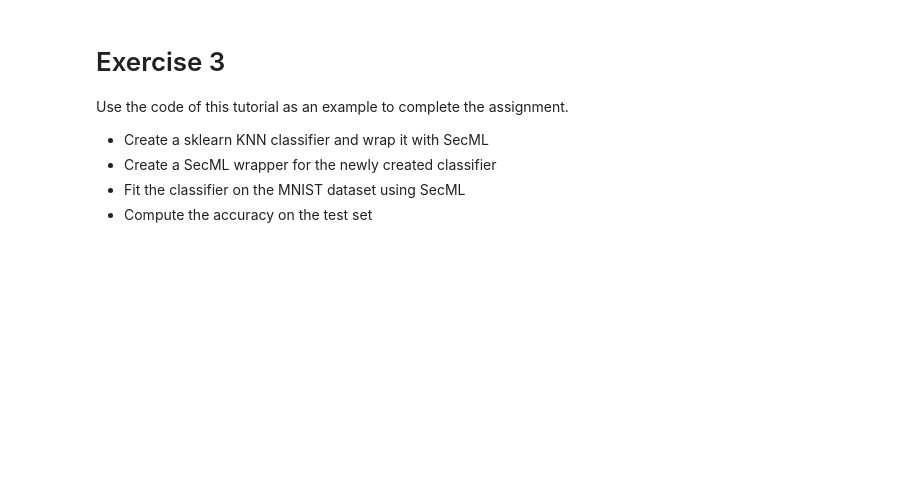
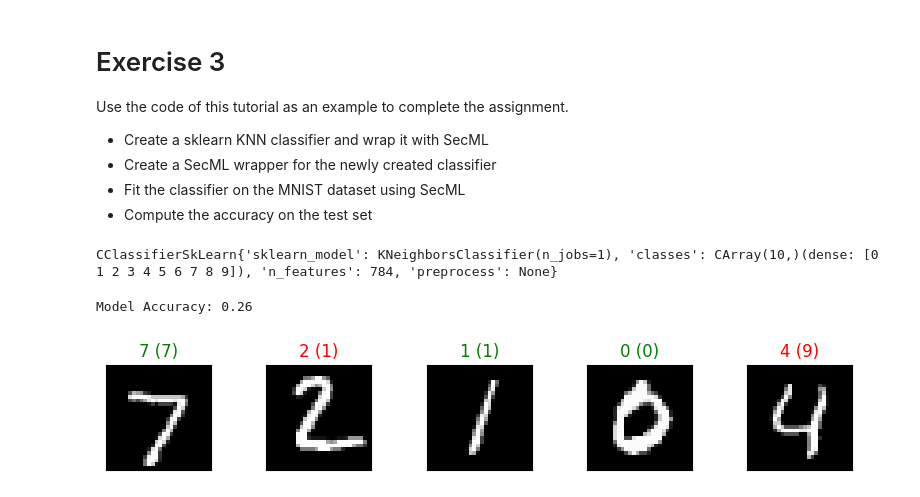
Before and after one commit to dragoa/MachineLearning, a Jupyter notebook: SecML/00.ipynb, the cells around one changed output. Cells and saved outputs as stored; diff of their text form; code cells hidden in the pictures; blank space fills up the shorter version.

```diff
--- a/SecML/00.ipynb
+++ b/SecML/00.ipynb
@@ -348,12 +509,44 @@ Use the code of this tutorial as an example to complete the assignment.
 # %%
-# TODO write your code here
+from sklearn.neighbors import KNeighborsClassifier
+from secml.ml.classifiers import CClassifierSkLearn
 
-# Hints
-# -----
-#
-# from sklearn.neighbors import KNeighborsClassifier
-# sklearn_clf = ...
-# secml_clf = ...
-#
-# # code for training and testing the classifier
-# ...
+sklearn_clf = KNeighborsClassifier()
+secml_clf = CClassifierSkLearn(sklearn_clf)
+
+# code for training and testing the classifier
+secml_clf.fit(tr1.X, tr1.Y)
+# %% [output]
+CClassifierSkLearn{'sklearn_model': KNeighborsClassifier(n_jobs=1), 'classes': CArray(10,)(dense: [0 1 2 3 4 5 6 7 8 9]), 'n_features': 784, 'preprocess': None}
+# %%
+label2 = secml_clf.predict(ts.X)
+
+from secml.ml.peval.metrics import CMetric
+metric = CMetric.create('accuracy')
+acc_torch = metric.performance_scoremance_score(ts1.Y, label2)
+
+print("Model Accuracy: {}".format(acc_torch))
+# %% [output]
+Model Accuracy: 0.26
+# %%
+from secml.figure import CFigure
+# only required for visualization in notebooks
+%matplotlib inline
+
+# let's define a convenience function to easily plot the MNIST dataset
+def show_digits(samples, preds, labels, digs, n_display=8):
+    samples = samples.atleast_2d()
+    n_display = min(n_display, samples.shape[0])
+    fig = CFigure(width=n_display*2, height=3)
+    for idx in range(n_display):
+        fig.subplot(2, n_display, idx+1)
+        fig.sp.xticks([])
+        fig.sp.yticks([])
+        fig.sp.imshow(samples[idx, :].reshape((28, 28)), cmap='gray')
+        fig.sp.title("{} ({})".format(digs[labels[idx].item()], digs[preds[idx].item()]),
+                     color=("green" if labels[idx].item()==preds[idx].item() else "red"))
+    fig.show()
+
+digits = list(range(10))
+show_digits(ts1.X[:5, :], secml_clf.predict(ts1.X[:5, :]), ts1.Y[:5], digits)
+# %% [output]
+[figure, added]
```
Also changed, not shown: parts of 21 cells of this notebook.
